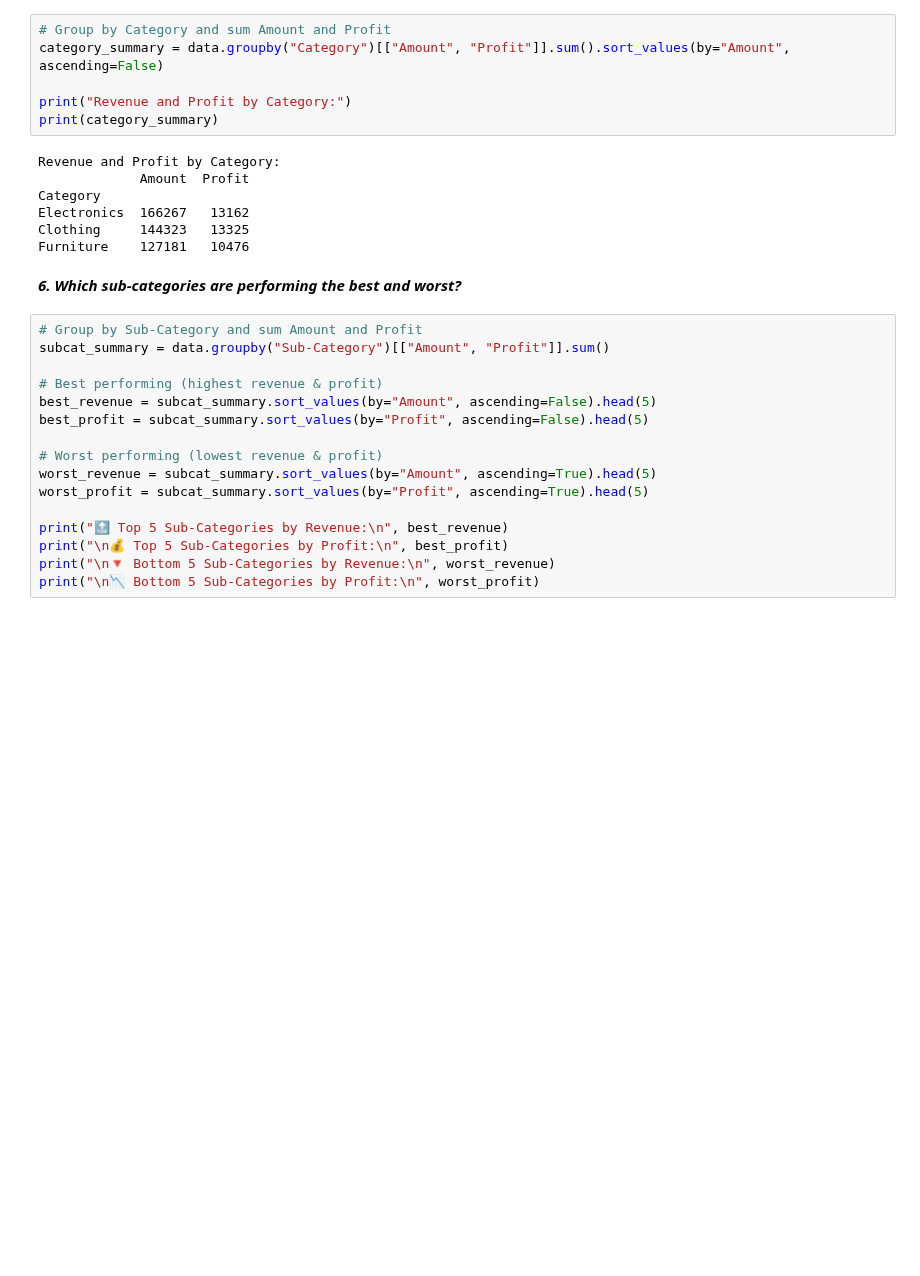
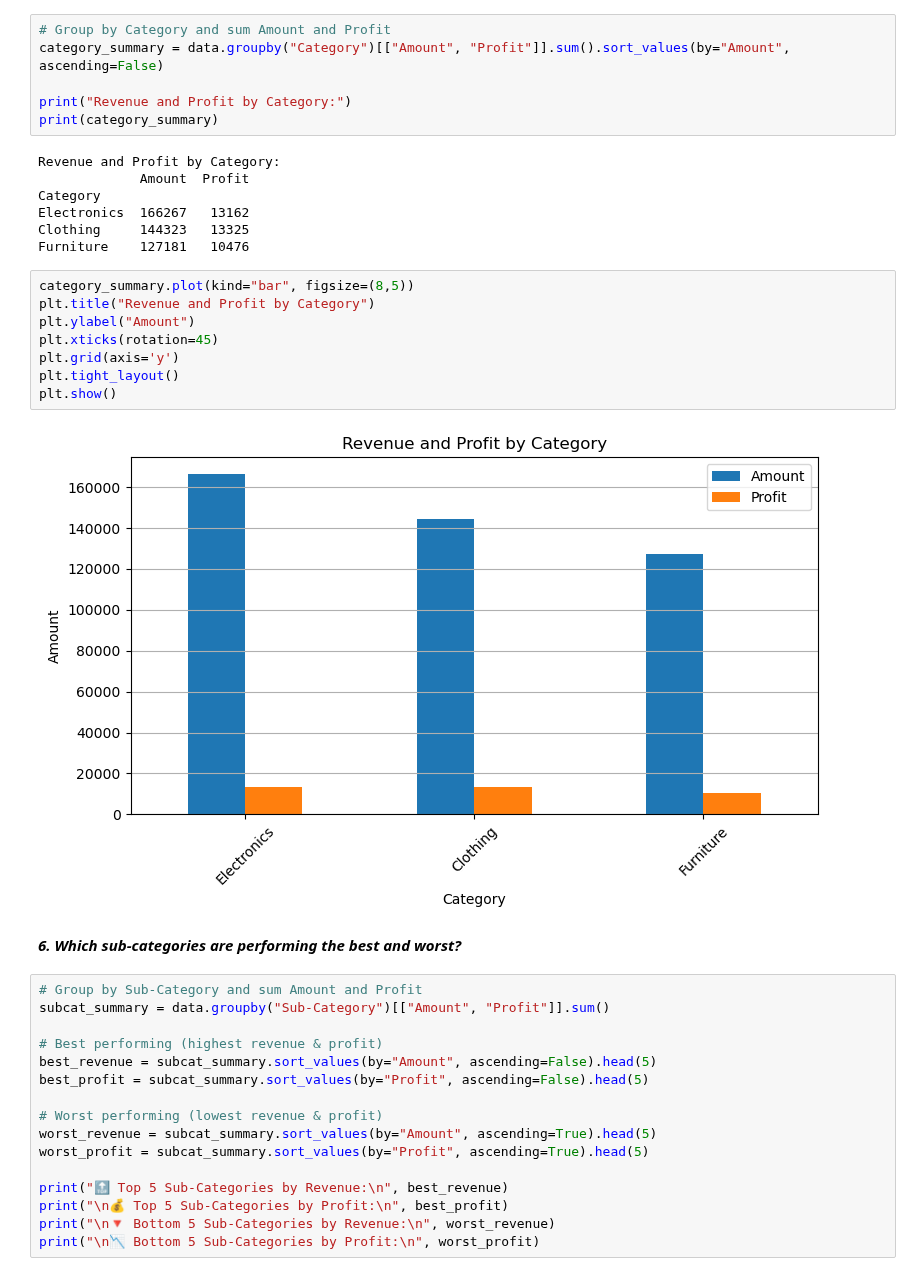
Before and after one commit to TimotheeNkwar/Data-Science-projects, a Jupyter notebook: project 6/Online Sales Data.ipynb, the cells around one changed output. Cells and saved outputs as stored; diff of their text form; blank space fills up the shorter version.

```diff
--- a/project 6/Online Sales Data.ipynb
+++ b/project 6/Online Sales Data.ipynb
@@ -171,6 +173,16 @@ Category
 Electronics  166267   13162
 Clothing     144323   13325
 Furniture    127181   10476
+# %%
+category_summary.plot(kind="bar", figsize=(8,5))
+plt.title("Revenue and Profit by Category")
+plt.ylabel("Amount")
+plt.xticks(rotation=45)
+plt.grid(axis='y')
+plt.tight_layout()
+plt.show()
+# %% [output]
+[figure, added]
 # %% [markdown]
 ***6. Which **sub-categories** are performing the best and worst?***
 # %%
```
Also changed, not shown: parts of 12 cells of this notebook.
